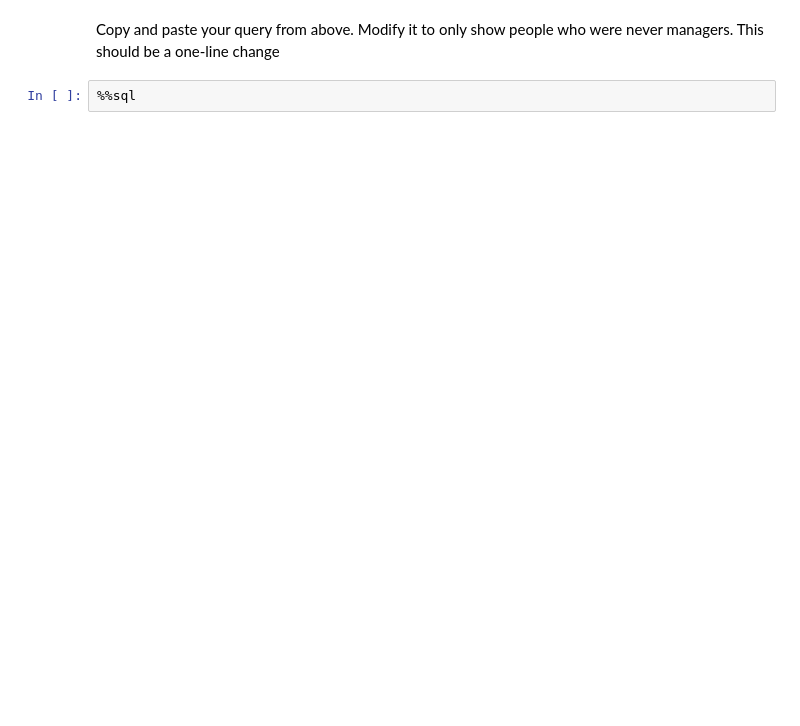
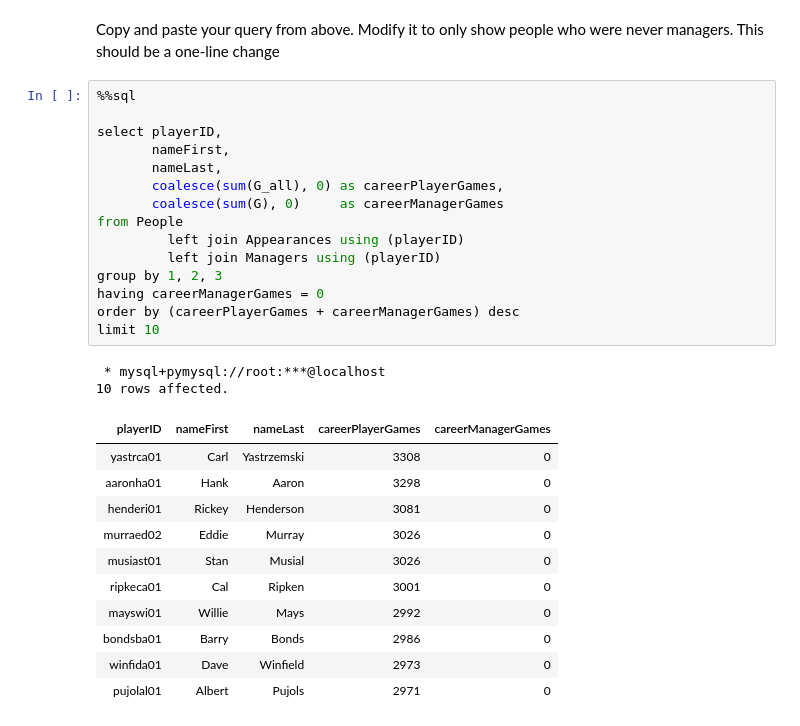
Before and after one commit to YuanxiLi-0303/Intro-to-Databases-F23, a Jupyter notebook: HomeworkAssignments/HW1-Part2-Nonprogramming/F23-W4111-HW1-P2-NP.ipynb, the cells around one changed output. Drawn from its saved outputs; the diff is of its cells as text; blank space fills up the shorter version.

```diff
--- a/HomeworkAssignments/HW1-Part2-Nonprogramming/F23-W4111-HW1-P2-NP.ipynb
+++ b/HomeworkAssignments/HW1-Part2-Nonprogramming/F23-W4111-HW1-P2-NP.ipynb
@@ -765,4 +917,31 @@ You may use the `People`, `Appearances`, and `Managers` tables.
 # %% [markdown]
 Copy and paste your query from above. Modify it to only show people who were never managers. This should be a one-line change
-# %%
-%%sql
+# %%
+%%sql
+
+select playerID,
+       nameFirst,
+       nameLast,
+       coalesce(sum(G_all), 0) as careerPlayerGames,
+       coalesce(sum(G), 0)     as careerManagerGames
+from People
+         left join Appearances using (playerID)
+         left join Managers using (playerID)
+group by 1, 2, 3
+having careerManagerGames = 0
+order by (careerPlayerGames + careerManagerGames) desc
+limit 10
+# %% [output]
+ * mysql+pymysql://root:***@localhost
+10 rows affected.
+| playerID | nameFirst | nameLast | careerPlayerGames | careerManagerGames |
+| yastrca01 | Carl | Yastrzemski | 3308 | 0 |
+| aaronha01 | Hank | Aaron | 3298 | 0 |
+| henderi01 | Rickey | Henderson | 3081 | 0 |
+| murraed02 | Eddie | Murray | 3026 | 0 |
+| musiast01 | Stan | Musial | 3026 | 0 |
+| ripkeca01 | Cal | Ripken | 3001 | 0 |
+| mayswi01 | Willie | Mays | 2992 | 0 |
+| bondsba01 | Barry | Bonds | 2986 | 0 |
+| winfida01 | Dave | Winfield | 2973 | 0 |
+| pujolal01 | Albert | Pujols | 2971 | 0 |
```
Also changed, not shown: parts of 38 cells of this notebook, 2 other files.
